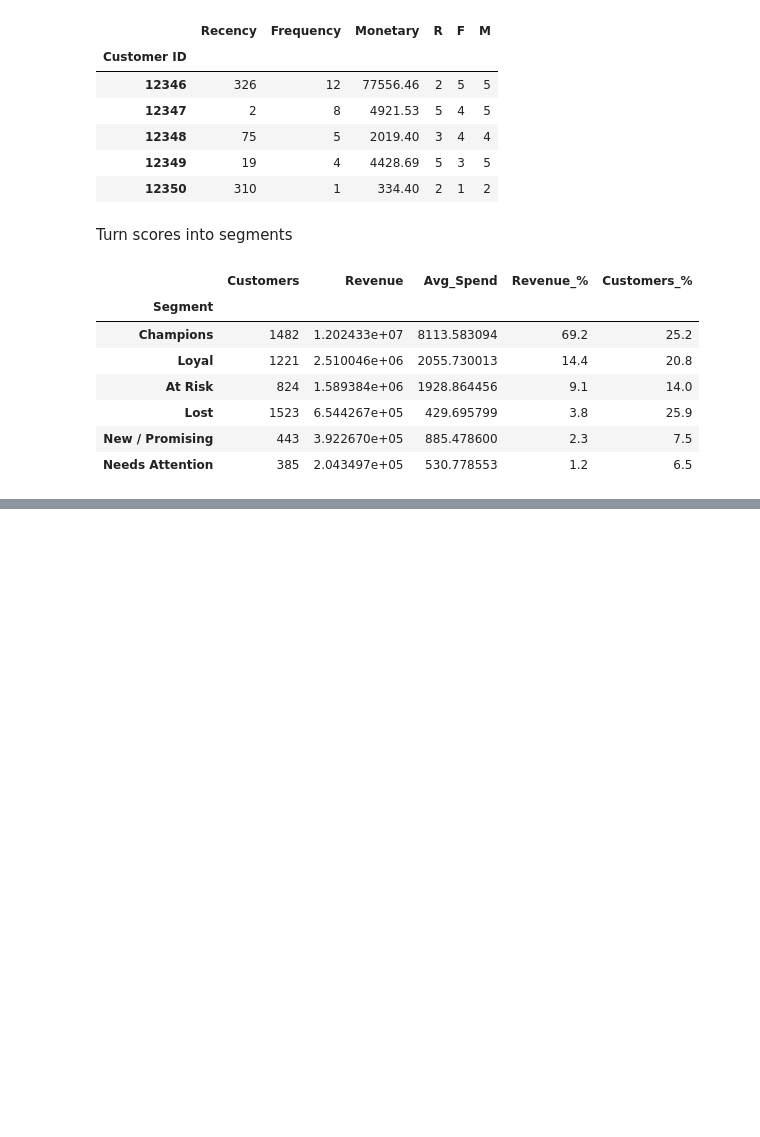
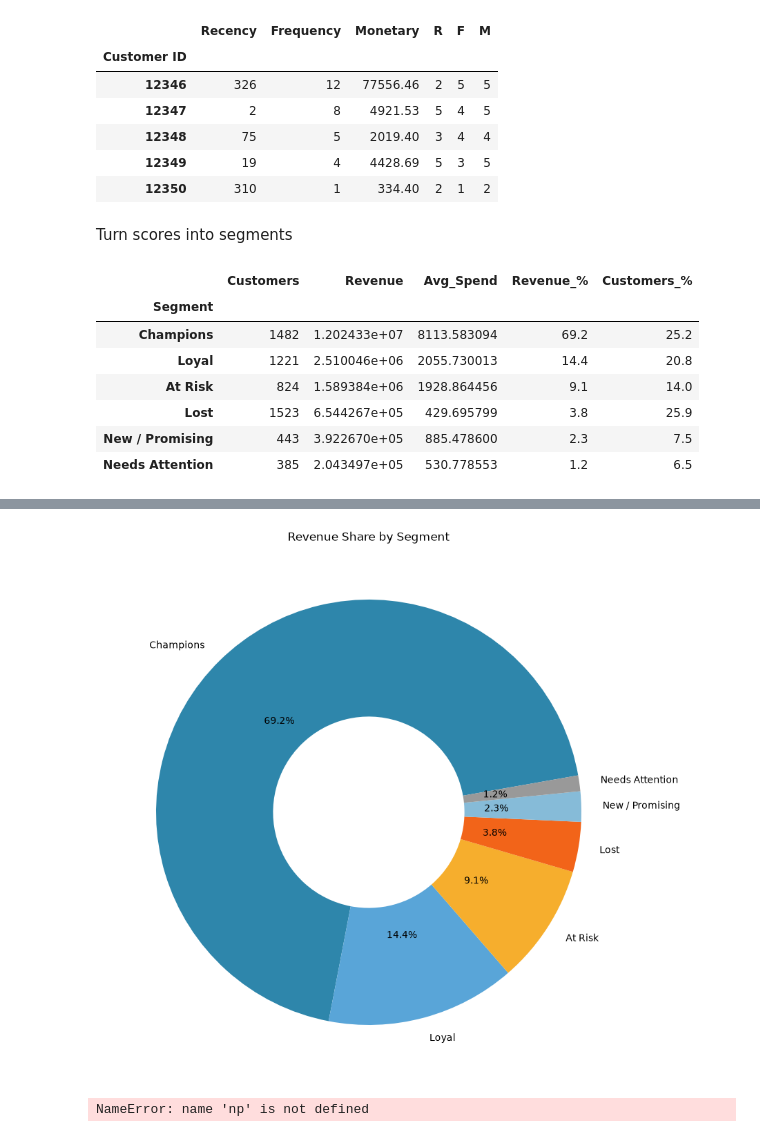
Before and after one commit to JunaidAshraf05/Customer-Segmentation-and-RFM-Analysis, a Jupyter notebook: 1.ipynb, the cells around one changed output, grey strips where cells are left out. Cells and saved outputs as stored; diff of their text form; code cells hidden in the pictures; blank space fills up the shorter version.

```diff
--- a/1.ipynb
+++ b/1.ipynb
@@ -177,0 +206,9 @@ ModuleNotFoundError: No module named 'matplotlib'
+# %%
+# Chart 3: Revenue share donut
+plt.figure(figsize=(10, 10))
+plt.pie(summary["Revenue_%"], labels=summary.index, autopct="%1.1f%%",
+        colors=colors, startangle=10, wedgeprops={"width": 0.55})
+plt.title("Revenue Share by Segment")
+plt.show()
+# %% [output]
+[figure, added]
@@ -177,0 +220,5 @@ ModuleNotFoundError: No module named 'matplotlib'
+# %%
+X = np.log1p(rfm[["Recency", "Frequency", "Monetary"]])
+X_scaled = StandardScaler().fit_transform(X)
+# %% [output]
+NameError: name 'np' is not defined
```
Also changed, not shown: parts of 4 cells of this notebook.
